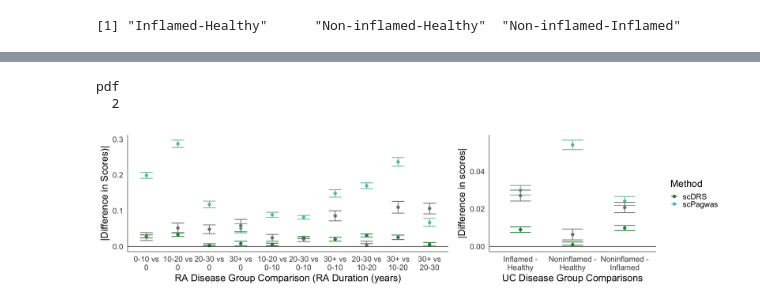
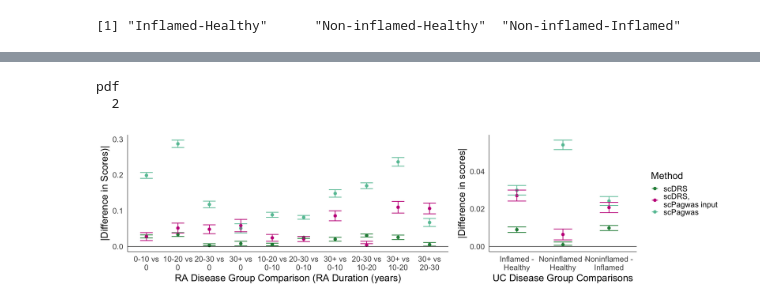
Before and after one commit to fanzhanglab/SCRNA-GWAS-Benchmarking, a Jupyter notebook: analysis/0A_Tool_Benchmarking/Sensitivity/Evaluate_Disease_Bias.ipynb, the cells around one changed output, grey strips where cells are left out. Saved outputs shown, nothing was run; the diff lists cells and outputs as text; code cells hidden in the pictures.

Commit message:
adding scPagwas info

```diff
--- a/analysis/0A_Tool_Benchmarking/Sensitivity/Evaluate_Disease_Bias.ipynb
+++ b/analysis/0A_Tool_Benchmarking/Sensitivity/Evaluate_Disease_Bias.ipynb
@@ -618,35 +618,35 @@ ggplot(tukey_results_uc, aes(x = group, y = abs(diff), color=Method)) +
 # %%
-#tukey_results_uc[tukey_results_uc$Method == "scDRS, scPagwas input",]$Method <- "scDRS,\nscPagwas input"
-#tukey_results_ra[tukey_results_ra$Method == "scDRS, scPagwas input",]$Method <- "scDRS,\nscPagwas input"
+tukey_results_uc[tukey_results_uc$Method == "scDRS, scPagwas input",]$Method <- "scDRS,\nscPagwas input"
+tukey_results_ra[tukey_results_ra$Method == "scDRS, scPagwas input",]$Method <- "scDRS,\nscPagwas input"
 colors = c("scDRS"="#238b45", "scPagwas"="#66c2a4", "scDRS,\nscPagwas input"="#c51b8a")
 
 
 p1 <- ggplot(tukey_results_ra, aes(x = factor(graph_group, levels=graph_levels), y = abs(diff), color=Method)) +
    geom_point(size = 3) +
 #geom_errorbar(aes(ymin = abs(lwr), ymax = abs(upr)), width = 0.4, linewidth=1, color="black") + # Plot points for diff
   geom_errorbar(aes(ymin = abs(lwr), ymax = abs(upr)), width = 0.4, linewidth=0.8) +  # Confidence interval
   labs(x = "RA Disease Group Comparison (RA Duration (years)", y = "|Difference in Scores)|") +
   theme_minimal(base_size=22) + theme(legend.position="none", panel.grid.major = element_blank() ,
                                       panel.grid.minor = element_blank(),
                                      panel.border = element_blank(),      # Remove all panel borders
     axis.line = element_line(linewidth=0.4)) + scale_color_manual(values=colors) + geom_hline(yintercept=0)
 p2 <- ggplot(tukey_results_uc, aes(x = group, y = abs(diff), color=Method)) +
   geom_point(size = 3) +                       # Plot points for diff
   geom_errorbar(aes(ymin = abs(lwr), ymax = abs(upr)), width = 0.4, linewidth=0.8) +  # Confidence interval
   labs(x = "UC Disease Group Comparisons", y = "|Difference in scores|") +
   theme_minimal(base_size=22) + scale_color_manual(values=colors) + theme(
     panel.grid.major = element_blank(),  # Remove major grid lines
     panel.grid.minor = element_blank(),
       panel.border = element_blank(),      # Remove all panel borders
     axis.line = element_line(linewidth=0.4)# Remove minor grid lines
   ) + geom_hline(yintercept=0)
 
 options(repr.plot.width=20, repr.plot.height=5)
 png("./Group_comparison_RA_UC.png", width=20, height=5, units="in", res=300)
 plot_grid(p1, p2, nrow=1, rel_widths=c(1.3,1))
 dev.off()
 plot_grid(p1, p2, nrow=1, rel_widths=c(1.3,1))
 # %% [output]
 pdf
   2
-[figure, old version]
+[figure, new version]
```
Also changed, not shown: parts of 8 cells of this notebook, 1 other file.
